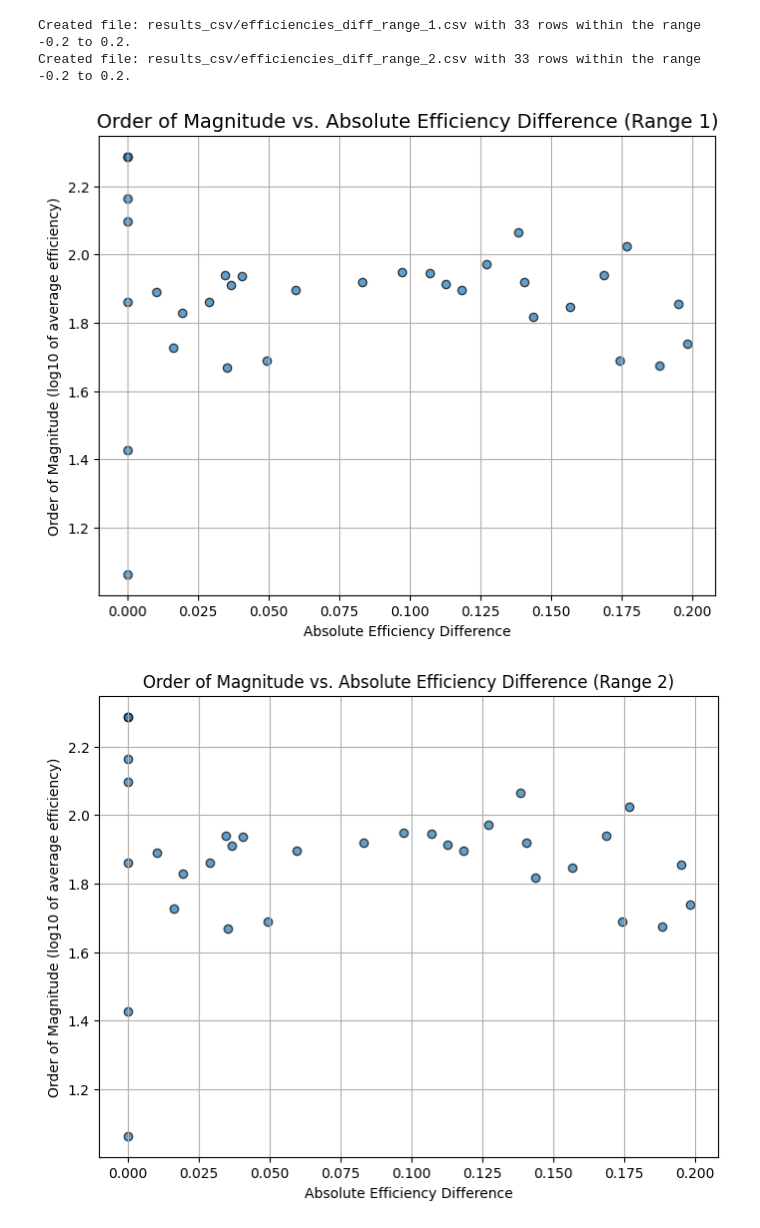
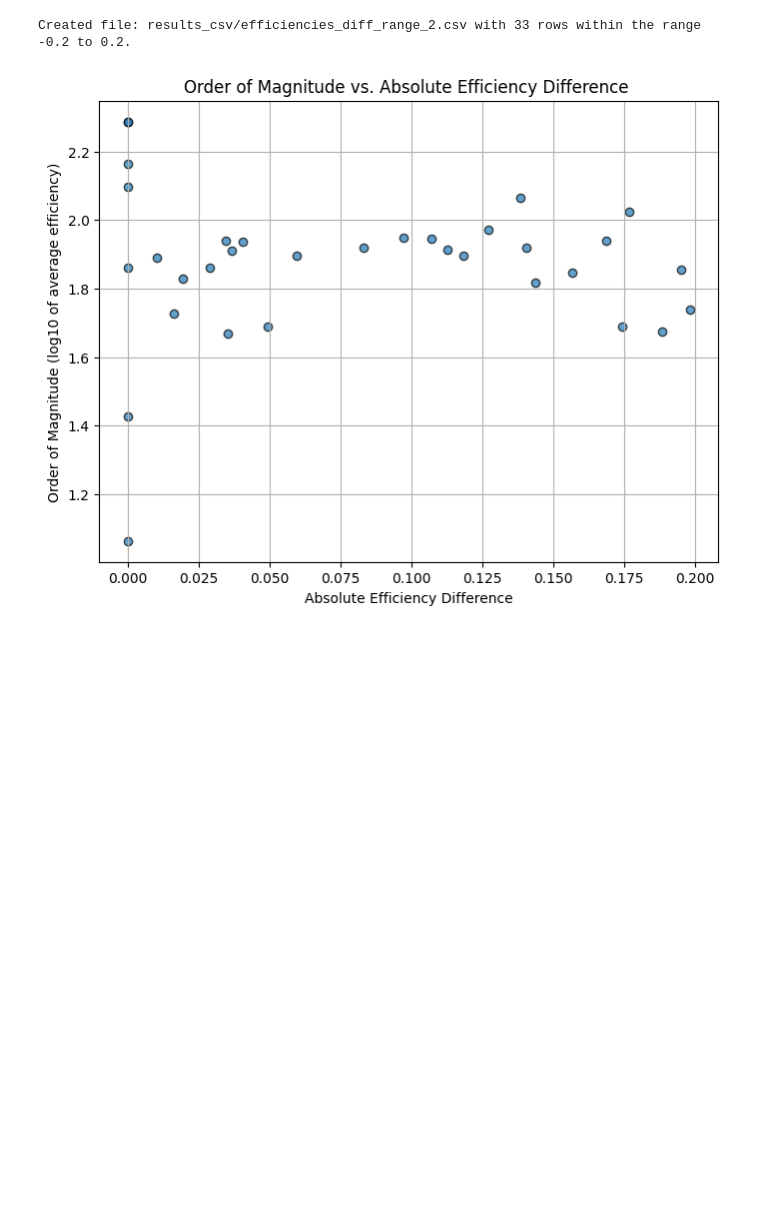
Before and after one commit to ledanielroman/AA2_ISAE, a Jupyter notebook: AS_analysis_1.ipynb, the cells around one changed output. Cells and saved outputs as stored; diff of their text form; code cells hidden in the pictures; blank space fills up the shorter version.

```diff
--- a/AS_analysis_1.ipynb
+++ b/AS_analysis_1.ipynb
@@ -429,75 +377,43 @@ def filter_efficiency_range(input_file, output_file, low=-0.2, high=0.2):
 
 # Define the input and output file paths.
 files_to_filter = [
-    ('results_csv/efficiencies_diff_1.csv', 'results_csv/efficiencies_diff_range_1.csv'),
     ('results_csv/efficiencies_diff_2.csv', 'results_csv/efficiencies_diff_range_2.csv')
 ]
 
 for input_file, output_file in files_to_filter:
     filter_efficiency_range(input_file, output_file, low=-0.2, high=0.2)
 
-# 1. Load the CSV file into a DataFrame
-df = pd.read_csv('results_csv/efficiencies_diff_range_1.csv')
-
-# 2. Compute the average efficiency
-df['efficiency_mean'] = (df['efficiency_alfa'] + df['efficiency_CL']) / 2.0
-
-# 3. Compute the order of magnitude (log10) of the average efficiency
-df['eff_order'] = np.log10(df['efficiency_mean'])
-
-# 4. Compute the absolute value of the efficiency difference
-df['abs_diff'] = df['efficiency_difference'].abs()
-
-# 5. Create a scatter plot: x = abs_diff, y = eff_order
-plt.figure(figsize=(8,6))
-plt.scatter(
-    df['abs_diff'],    # x-axis: absolute difference
-    df['eff_order'],   # y-axis: log10 of average efficiency
-    alpha=0.7,
-    edgecolor='k'
-)
-
-plt.xlabel('Absolute Efficiency Difference')
-plt.ylabel('Order of Magnitude (log10 of average efficiency)')
-plt.title('Order of Magnitude vs. Absolute Efficiency Difference (Range 1)', fontsize=14)
-
-plt.grid(True)
-
-# 6. Show the plot
-plt.show()
 
 # 1. Load the CSV file into a DataFrame for Range 2
 df = pd.read_csv('results_csv/efficiencies_diff_range_2.csv')
 
 # 2. Compute the average efficiency from the alfa and CL columns
 df['efficiency_mean'] = (df['efficiency_alfa'] + df['efficiency_CL']) / 2.0
 
 # 3. Compute the order of magnitude (log10) of the average efficiency
 #    (Ensure that efficiency_mean > 0 to avoid issues with log10)
 df = df[df['efficiency_mean'] > 0]  # Filter out any non-positive values if needed
 df['eff_order'] = np.log10(df['efficiency_mean'])
 
 # 4. Compute the absolute value of the efficiency difference
 df['abs_diff'] = df['efficiency_difference'].abs()
 
 # 5. Create a scatter plot: x-axis = absolute efficiency difference, y-axis = order of magnitude
 plt.figure(figsize=(8,6))
 plt.scatter(
     df['abs_diff'],    # x-axis: absolute efficiency difference
     df['eff_order'],   # y-axis: log10(average efficiency)
     alpha=0.7,
     edgecolor='k'
 )
 
 plt.xlabel('Absolute Efficiency Difference')
 plt.ylabel('Order of Magnitude (log10 of average efficiency)')
-plt.title('Order of Magnitude vs. Absolute Efficiency Difference (Range 2)')
+plt.title('Order of Magnitude vs. Absolute Efficiency Difference ')
 plt.grid(True)
 
 # 6. Show the plot
 plt.show()
 # %% [output]
-Created file: results_csv/efficiencies_diff_range_1.csv with 33 rows within the range -0.2 to 0.2.
 Created file: results_csv/efficiencies_diff_range_2.csv with 33 rows within the range -0.2 to 0.2.
-[figure, old version]
+[figure, new version]
-[figure, removed]
```
Also changed, not shown: parts of 8 cells of this notebook, 6 other files.
